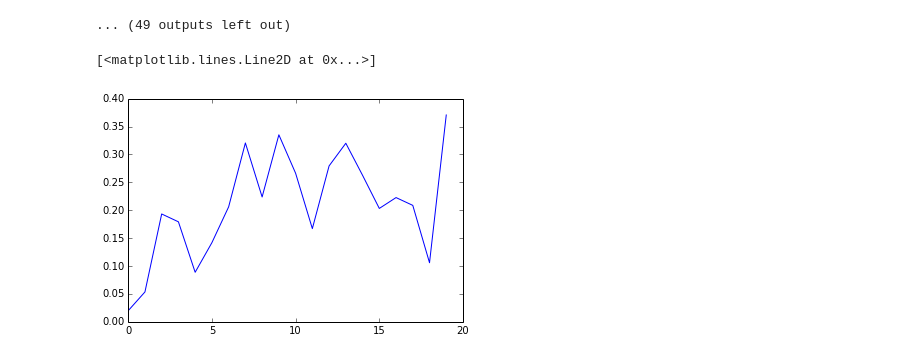
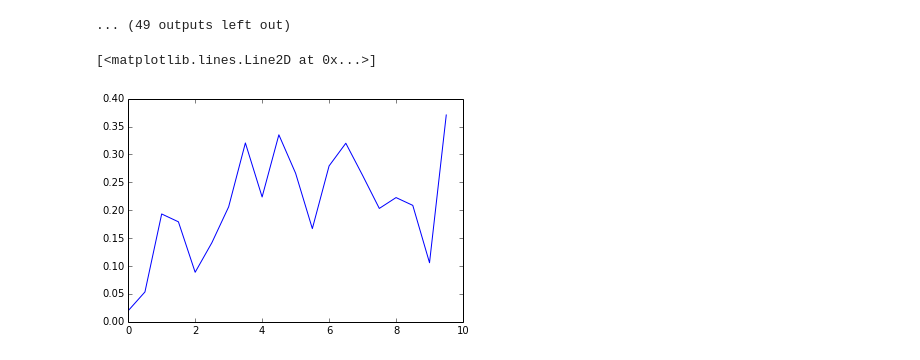
Before and after one commit to strin/curriculum-deep-RL, a Jupyter notebook: scripts/teleport/teleport v0.4.ipynb, the cells around one changed output. Cells and saved outputs as stored; diff of their text form; code cells hidden in the pictures.

```diff
--- a/scripts/teleport/teleport v0.4.ipynb
+++ b/scripts/teleport/teleport v0.4.ipynb
@@ -597,8 +597,8 @@ it 15
 [figure]
 [figure]
 ... (49 outputs left out)
-# %%
-plot(scores)
-# %% [output]
-[<matplotlib.lines.Line2D at 0x...>]
-[figure, removed]
+# %%
+plot(np.array(range(len(scores))) / 2. , scores)
+# %% [output]
+[<matplotlib.lines.Line2D at 0x...>]
+[figure, added]
```
Also changed, not shown: 3 other files.
